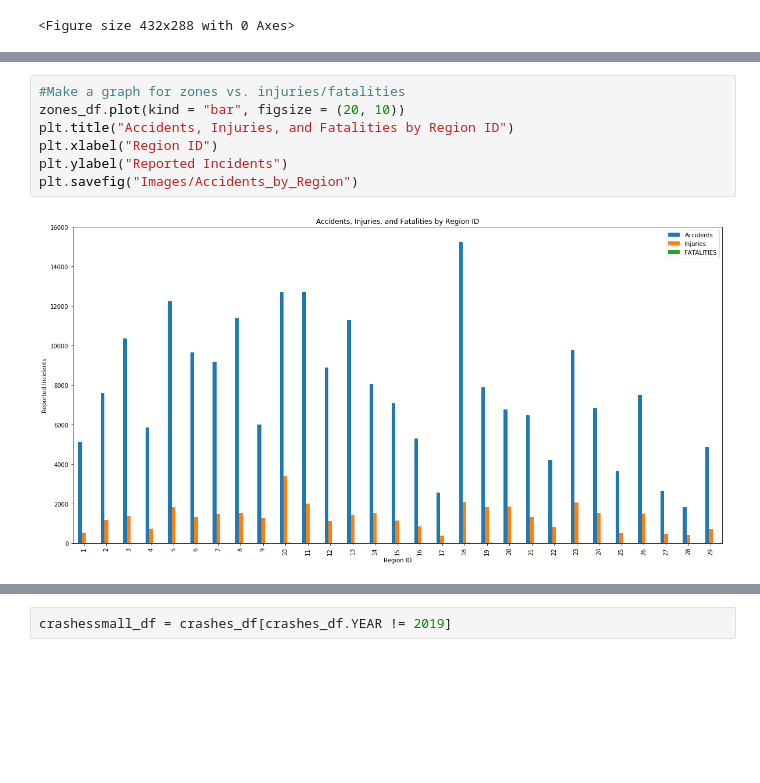
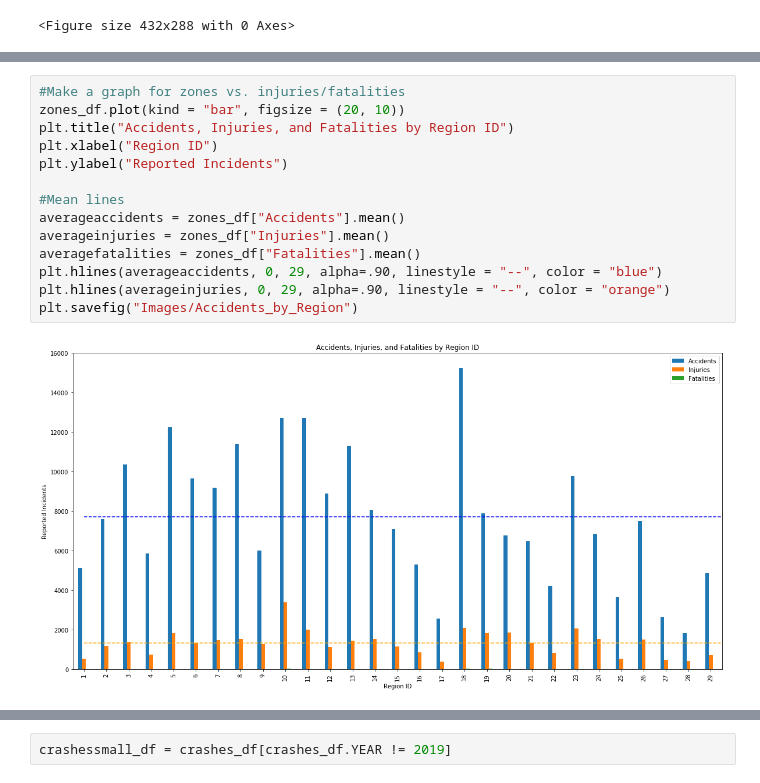
Before and after one commit to emharen/Project-One, a Jupyter notebook: CrashDataGraphs.ipynb, the cells around one changed output, grey strips where cells are left out. Cells and saved outputs as stored; diff of their text form; blank space fills up the shorter version.

```diff
--- a/CrashDataGraphs.ipynb
+++ b/CrashDataGraphs.ipynb
@@ -85,9 +118,16 @@ zones_df
 # %%
 #Make a graph for zones vs. injuries/fatalities
 zones_df.plot(kind = "bar", figsize = (20, 10))
 plt.title("Accidents, Injuries, and Fatalities by Region ID")
 plt.xlabel("Region ID")
 plt.ylabel("Reported Incidents")
+
+#Mean lines
+averageaccidents = zones_df["Accidents"].mean()
+averageinjuries = zones_df["Injuries"].mean()
+averagefatalities = zones_df["Fatalities"].mean()
+plt.hlines(averageaccidents, 0, 29, alpha=.90, linestyle = "--", color = "blue")
+plt.hlines(averageinjuries, 0, 29, alpha=.90, linestyle = "--", color = "orange")
 plt.savefig("Images/Accidents_by_Region")
 # %% [output]
-[figure, old version]
+[figure, new version]
```
Also changed, not shown: parts of 9 cells of this notebook, 6 other files.
